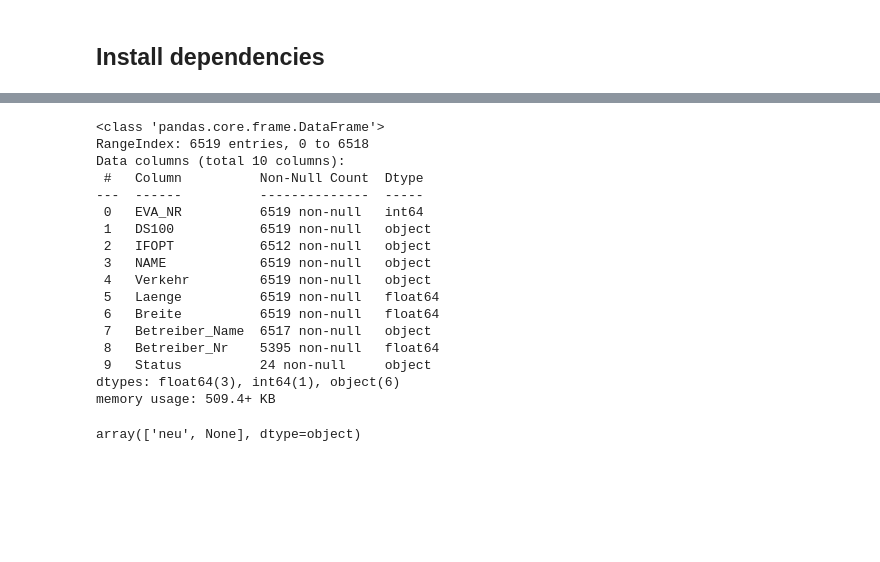
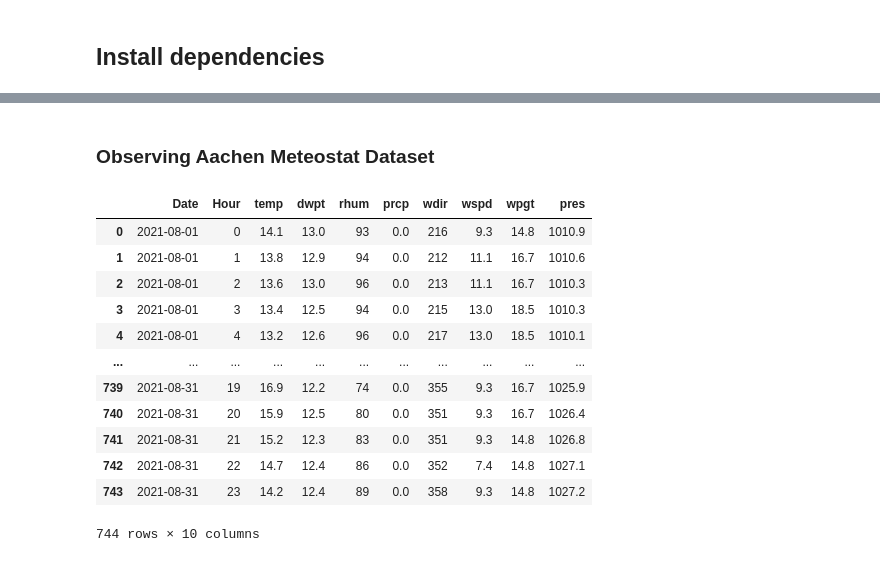
Before and after one commit to shaonsani/shaonsani-amse-template, a Jupyter notebook: exploration.ipynb, the cells around one changed output, grey strips where cells are left out. Cells and saved outputs as stored; diff of their text form; code cells hidden in the pictures; blank space fills up the shorter version.

```diff
--- a/exploration.ipynb
+++ b/exploration.ipynb
@@ -53,23 +53,0 @@ Print some basic information about the data. Your data exploration would continu
-# %%
-df.info()
-
-df['Status'].unique()
-# %% [output]
-<class 'pandas.core.frame.DataFrame'>
-RangeIndex: 6519 entries, 0 to 6518
-Data columns (total 10 columns):
- #   Column          Non-Null Count  Dtype
----  ------          --------------  -----
- 0   EVA_NR          6519 non-null   int64
- 1   DS100           6519 non-null   object
- 2   IFOPT           6512 non-null   object
- 3   NAME            6519 non-null   object
- 4   Verkehr         6519 non-null   object
- 5   Laenge          6519 non-null   float64
- 6   Breite          6519 non-null   float64
- 7   Betreiber_Name  6517 non-null   object
- 8   Betreiber_Nr    5395 non-null   float64
- 9   Status          24 non-null     object
-dtypes: float64(3), int64(1), object(6)
-memory usage: 509.4+ KB
-array(['neu', None], dtype=object)
@@ -75,0 +57,18 @@ array(['neu', None], dtype=object)
+# %% [markdown]
+### Observing Aachen Meteostat Dataset
+# %%
+aachen_meteostat_data.head(10)
+# %% [output]
+|  | Date | Hour | temp | dwpt | rhum | prcp | wdir | wspd | wpgt | pres |
+| 0 | 2021-08-01 | 0 | 14.1 | 13.0 | 93 | 0.0 | 216 | 9.3 | 14.8 | 1010.9 |
+| 1 | 2021-08-01 | 1 | 13.8 | 12.9 | 94 | 0.0 | 212 | 11.1 | 16.7 | 1010.6 |
+| 2 | 2021-08-01 | 2 | 13.6 | 13.0 | 96 | 0.0 | 213 | 11.1 | 16.7 | 1010.3 |
+| 3 | 2021-08-01 | 3 | 13.4 | 12.5 | 94 | 0.0 | 215 | 13.0 | 18.5 | 1010.3 |
+| 4 | 2021-08-01 | 4 | 13.2 | 12.6 | 96 | 0.0 | 217 | 13.0 | 18.5 | 1010.1 |
+| ... | ... | ... | ... | ... | ... | ... | ... | ... | ... | ... |
+| 739 | 2021-08-31 | 19 | 16.9 | 12.2 | 74 | 0.0 | 355 | 9.3 | 16.7 | 1025.9 |
+| 740 | 2021-08-31 | 20 | 15.9 | 12.5 | 80 | 0.0 | 351 | 9.3 | 16.7 | 1026.4 |
+| 741 | 2021-08-31 | 21 | 15.2 | 12.3 | 83 | 0.0 | 351 | 9.3 | 14.8 | 1026.8 |
+| 742 | 2021-08-31 | 22 | 14.7 | 12.4 | 86 | 0.0 | 352 | 7.4 | 14.8 | 1027.1 |
+| 743 | 2021-08-31 | 23 | 14.2 | 12.4 | 89 | 0.0 | 358 | 9.3 | 14.8 | 1027.2 |
+744 rows × 10 columns
```
Also changed, not shown: parts of 18 cells of this notebook, 1 other file.
